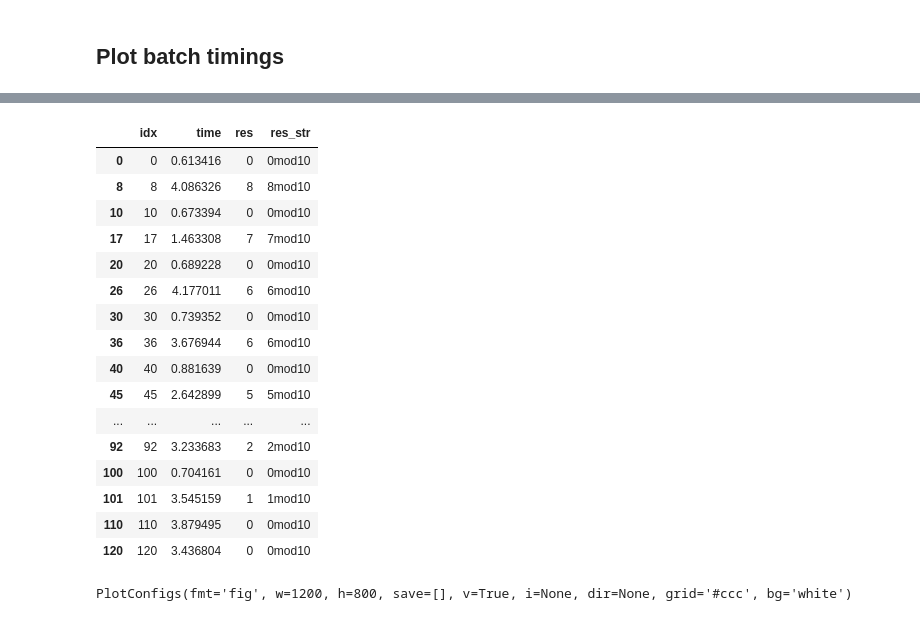
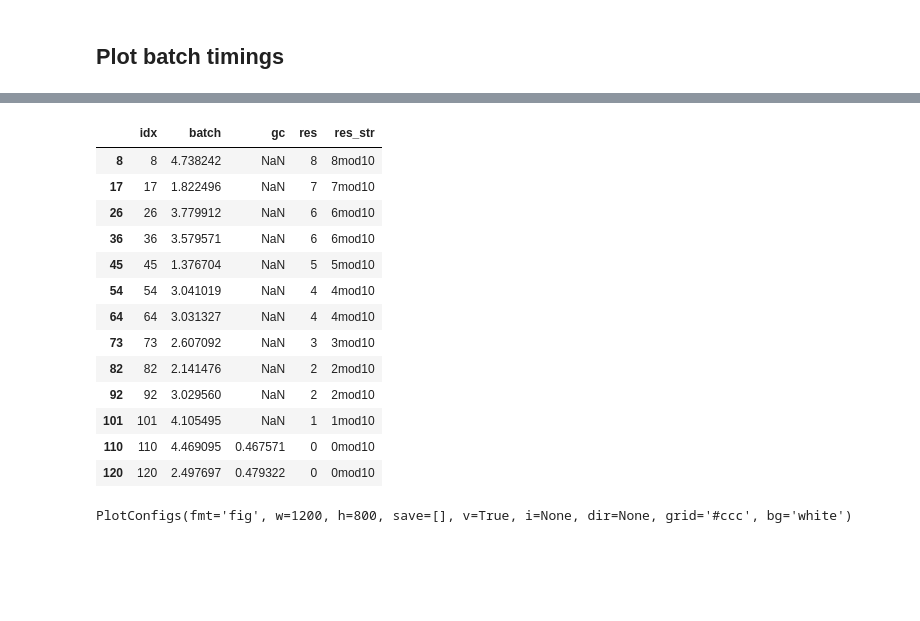
Before and after one commit to TileDB-Inc/arrayloader-benchmarks, a Jupyter notebook: benchmark.ipynb, the cells around one changed output, grey strips where cells are left out. Cells and saved outputs as stored; diff of their text form; code cells hidden in the pictures; blank space fills up the shorter version.

```diff
--- a/benchmark.ipynb
+++ b/benchmark.ipynb
@@ -138,5 +176,5 @@ def benchmark(exp: Exp):
 # %%
 %%time
-exp = get_exp_datapipe(start=2, n=5)
+exp = get_exp_datapipe(start=start, end=end)
 exp.datapipe.shape[0]
 # %% [output]
@@ -147,9 +185,12 @@ Wall time: 545 ms
 ## Run benchmark
 # %%
 %%time
+epochs = []
 for epoch in range(n_epochs):
-    samples_per_sec, time_per_sample, batch_times = benchmark(exp)
-    results["cellxgene_census"][f"epoch_{epoch}"]["time_per_sample"] = time_per_sample
-    results["cellxgene_census"][f"epoch_{epoch}"]["samples_per_sec"] = samples_per_sec
-    results["cellxgene_census"][f"epoch_{epoch}"]["batch_times"] = batch_times
+    epoch = benchmark(exp)
+    epochs.append(epoch)
+
+results = Results(
+    census=Method('census', epochs),
+)
 # %% [output]
@@ -159,7 +200,7 @@ CPU times: user 1min 37s, sys: 48.9 s, total: 2min 26s
 Wall time: 1min 16s
 # %%
-results_json_path = 'results-local.json'
+results_json_path = f'results-{census_loc}.json'
 with open(results_json_path, 'w') as f:
-    json.dump(results, f, indent=2)
+    json.dump(asdict(results), f, indent=2)
 # %%
 # with open(results_json_path, 'r') as f:
@@ -167,16 +208,14 @@ with open(results_json_path, 'w') as f:
 # %% [markdown]
 ## Plot batch timings
 # %%
-method = 'cellxgene_census'
+method = 'census'
 epoch = 0
-df = pd.DataFrame(
-    {
-        'time': results[method][f'epoch_{epoch}']['batch_times'],
-    },
-)
+batches = getattr(results, 'census').epochs[epoch].batches
+df = pd.DataFrame(batches)
 df.index.name = 'idx'
-df['res'] = df.index % 10
-df['res_str'] = df.res.astype('str') + 'mod10'
+if period:
+    df['res'] = df.index % period
+    df['res_str'] = df.res.astype('str') + f'mod{period}'
 df = df.reset_index()
 df
 # %% [output]
@@ -196,24 +235,21 @@ df
 # %%
-ann = df[df.time > .5]
+ann = df[df.batch > ann_cutoff] if ann_cutoff else df[[]]
 ann
 # %% [output]
-|  | idx | time | res | res_str |
-| 0 | 0 | 0.613416 | 0 | 0mod10 |
-| 8 | 8 | 4.086326 | 8 | 8mod10 |
-| 10 | 10 | 0.673394 | 0 | 0mod10 |
-| 17 | 17 | 1.463308 | 7 | 7mod10 |
-| 20 | 20 | 0.689228 | 0 | 0mod10 |
-| 26 | 26 | 4.177011 | 6 | 6mod10 |
-| 30 | 30 | 0.739352 | 0 | 0mod10 |
-| 36 | 36 | 3.676944 | 6 | 6mod10 |
-| 40 | 40 | 0.881639 | 0 | 0mod10 |
-| 45 | 45 | 2.642899 | 5 | 5mod10 |
-| ... | ... | ... | ... | ... |
-| 92 | 92 | 3.233683 | 2 | 2mod10 |
-| 100 | 100 | 0.704161 | 0 | 0mod10 |
-| 101 | 101 | 3.545159 | 1 | 1mod10 |
-| 110 | 110 | 3.879495 | 0 | 0mod10 |
-| 120 | 120 | 3.436804 | 0 | 0mod10 |
+|  | idx | batch | gc | res | res_str |
+| 8 | 8 | 4.738242 | NaN | 8 | 8mod10 |
+| 17 | 17 | 1.822496 | NaN | 7 | 7mod10 |
+| 26 | 26 | 3.779912 | NaN | 6 | 6mod10 |
+| 36 | 36 | 3.579571 | NaN | 6 | 6mod10 |
+| 45 | 45 | 1.376704 | NaN | 5 | 5mod10 |
+| 54 | 54 | 3.041019 | NaN | 4 | 4mod10 |
+| 64 | 64 | 3.031327 | NaN | 4 | 4mod10 |
+| 73 | 73 | 2.607092 | NaN | 3 | 3mod10 |
+| 82 | 82 | 2.141476 | NaN | 2 | 2mod10 |
+| 92 | 92 | 3.029560 | NaN | 2 | 2mod10 |
+| 101 | 101 | 4.105495 | NaN | 1 | 1mod10 |
+| 110 | 110 | 4.469095 | 0.467571 | 0 | 0mod10 |
+| 120 | 120 | 2.497697 | 0.479322 | 0 | 0mod10 |
 # %%
 pc
 # %% [output]
```
Also changed, not shown: parts of 23 cells of this notebook, 6 other files.
